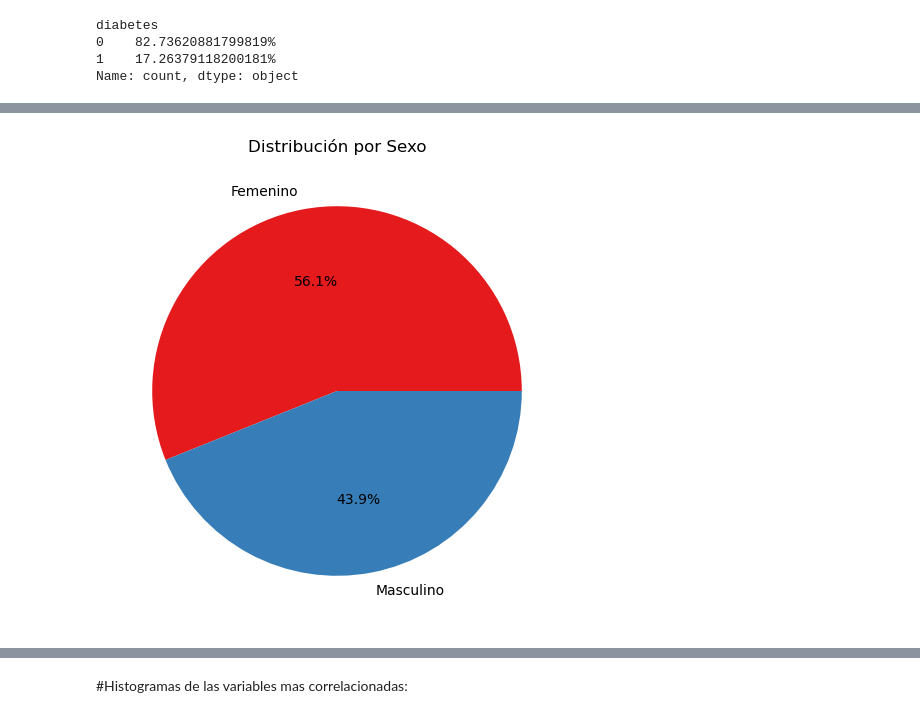
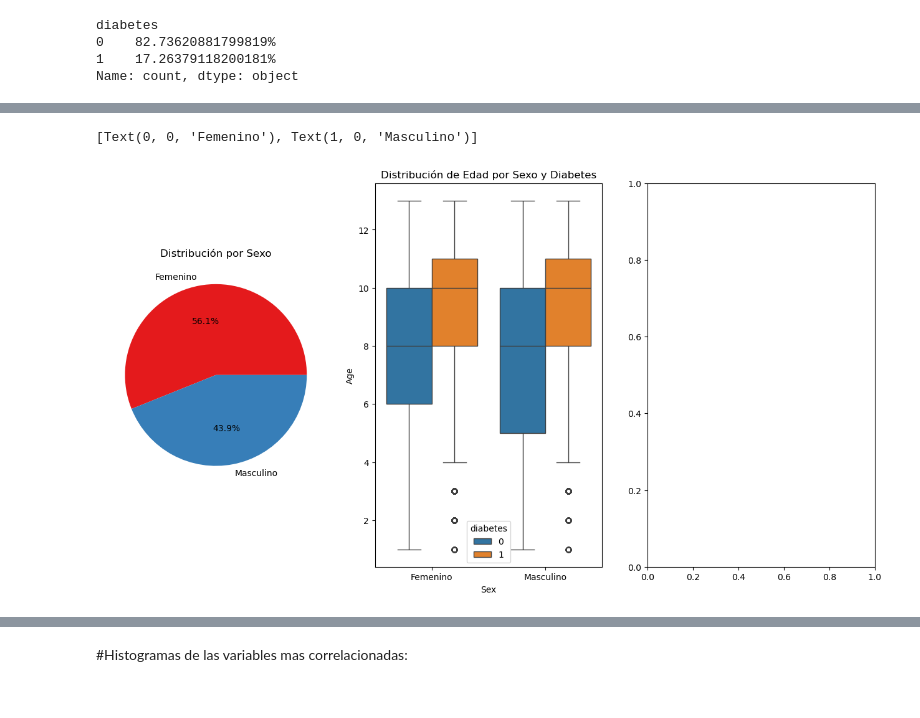
Before and after one commit to juanlt9905/machineLearning2025, a Jupyter notebook: exploracion_de_datos.ipynb, the cells around one changed output, grey strips where cells are left out. Cells and saved outputs as stored; diff of their text form; code cells hidden in the pictures.

```diff
--- a/exploracion_de_datos.ipynb
+++ b/exploracion_de_datos.ipynb
@@ -140,12 +140,12 @@ Income                  float64
 dtype: object
 # %%
 #Definicion de datos enteros.
-datos_diabetes[['diabetes', 'GenHlth', 'MentHlth', 'PhysHlth', 'BMI', 'Age', 'Education', 'Income' ]] = datos_diabetes[['diabetes', 'GenHlth', 'MentHlth', 'PhysHlth', 'BMI', 'Age', 'Education', 'Income']].astype(int)
+#datos_diabetes[['diabetes', 'GenHlth', 'MentHlth', 'PhysHlth', 'BMI', 'Age', 'Education', 'Income' ]] = datos_diabetes[['diabetes', 'GenHlth', 'MentHlth', 'PhysHlth', 'BMI', 'Age', 'Education', 'Income']].astype(int)
 
-#Definicion de datos booleanos.
+#Definicion de datos enteros.
 for col in datos_diabetes.columns:
-    if datos_diabetes[col].dtype == 'float64':
-        datos_diabetes[col] = datos_diabetes[col].astype(bool)
+    #if datos_diabetes[col].dtype == 'float64':
+    datos_diabetes[col] = datos_diabetes[col].astype(int)
 
 
 #Ver balanceo de la clase objetivo
@@ -171,13 +172,23 @@ datos_diabetes.describe()
 # %%
+fig, axes = plt.subplots(1, 3, figsize=(16, 8))
 
 sexo_counts = datos_diabetes['Sex'].value_counts()
-sexo_labels = {True: "Masculino", False: "Femenino"}
+sexo_labels = {1: "Masculino", 0: "Femenino"}
 sexo_counts.index = sexo_counts.index.map(sexo_labels)
 
-# Crear gráfico de pastel con Matplotlib
-plt.figure(figsize=(6,6))
-plt.pie(sexo_counts, labels=sexo_counts.index, autopct='%1.1f%%', colors=sns.color_palette("Set1", len(sexo_counts)))
-plt.title('Distribución por Sexo')
-plt.show()
+axes[0].pie(sexo_counts, labels=sexo_counts.index, autopct='%1.1f%%',
+            colors=sns.color_palette('Set1', len(sexo_counts)))
+axes[0].set_title('Distribución por Sexo')
+
+#Gráficas de cajas
+sns.boxplot(data=datos_diabetes, x='Sex', y='Age', hue='diabetes', ax=axes[1])
+axes[1].set_title('Distribución de Edad por Sexo y Diabetes')
+axes[1].set_xticklabels(['Femenino', 'Masculino'])
+
+#plt.figure(figsize=(6,6))
+#plt.pie(sexo_counts, labels=sexo_counts.index, autopct='%1.1f%%', colors=sns.color_palette("Set1", len(sexo_counts)))
+#plt.title('Distribución por Sexo')
+#plt.show()
 # %% [output]
+[Text(0, 0, 'Femenino'), Text(1, 0, 'Masculino')]
-[figure, old version]
+[figure, new version]
```
Also changed, not shown: parts of 13 cells of this notebook.
